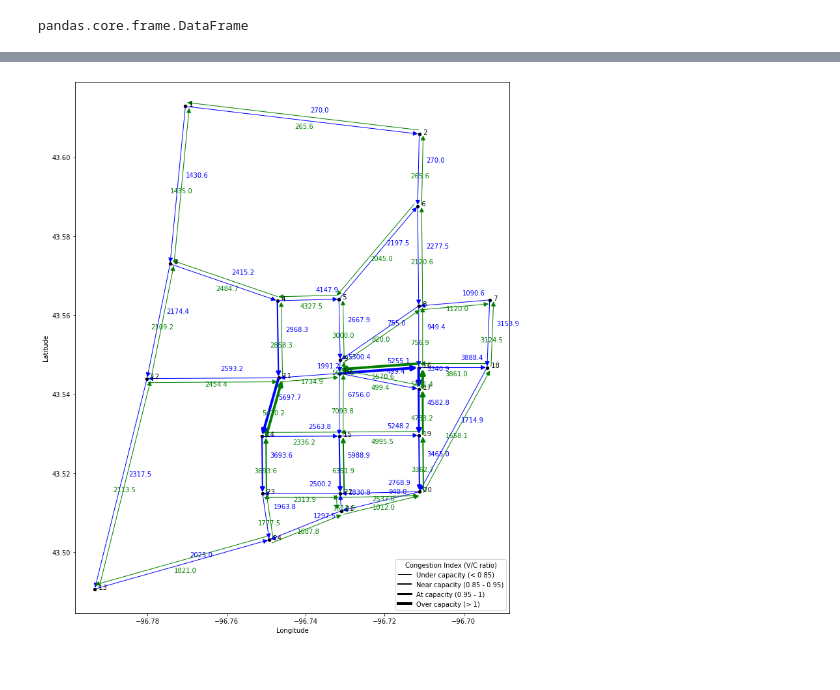
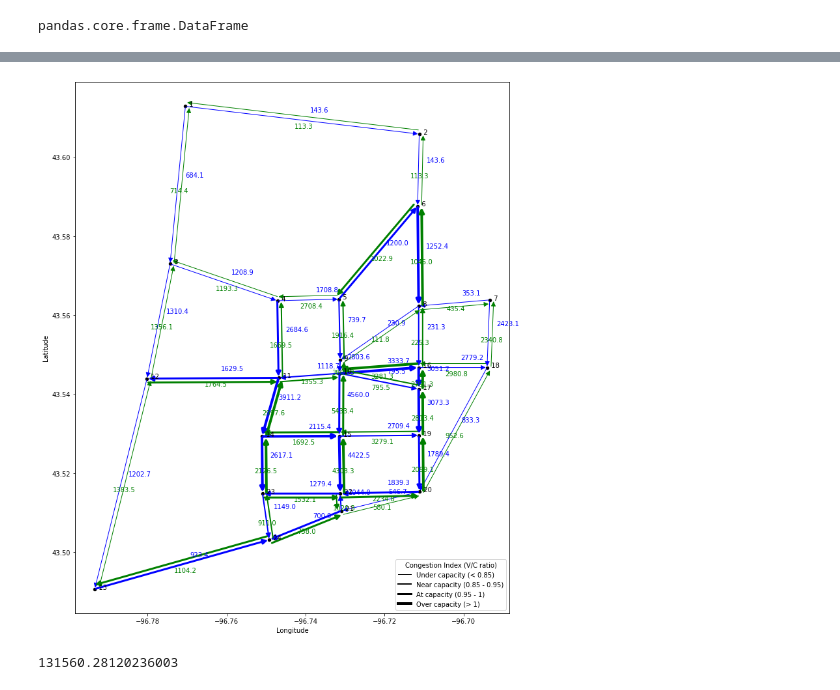
Before and after one commit to youngseo-Kim/MoD_pricing, a Jupyter notebook: src/analyze_result.ipynb, the cells around one changed output, grey strips where cells are left out. Cells and saved outputs as stored; diff of their text form; code cells hidden in the pictures.

```diff
--- a/src/analyze_result.ipynb
+++ b/src/analyze_result.ipynb
@@ -165,3 +166,5 @@ sum(od_df['Ton'])
+# %%
+od_df['Ton'] = od_df['Ton']*(1-exo_private)
 # %%
 od_matrix_pivot = plot_od_heatmap(od_df, 'Ton', 'OD Matrix Heatmap', save_path='../figures/od_matrix_heatmap.pdf', annot=False)
 # %% [output]
@@ -358,6 +361,7 @@ def create_dict(var_of_interest, parse_type):
 theta_result_temp = create_dict("theta", 2)
 congest_tt_result_temp = create_dict("congested_travel_time", 2)
 f_vars_opt = create_dict("f", 1)
+total_f_vars_opt = create_dict("total_f", 1)
 y_vars_opt = create_dict("y", 3)
 z_vars_opt = create_dict('z', 3)
 # %%
@@ -372,15 +376,22 @@ for key, value in congest_tt_result_temp.items():
     congest_tt_result[ods[od_dim], alternatives[j_dim]] = value
 # %%
 opt_oper_cost = {}
+total_tax = {}
 for (s,t) in ods:
     total_oper_cost = 0
+    tax = 0
     for key, value in y_vars_opt.items():
         j_ind, a_ind, od_ind = key[0], key[1], key[2]
         # Check if the second element of the key is (1, 2)
         if ods[od_ind] == (s,t):
-            # total_oper_cost += oper_cost_func[tuple(arcs[a_ind])](f_vars_opt[a_ind]) * value
-            total_oper_cost += oper_cost_func[tuple(arcs[a_ind])](0) * value + toll_cost[tuple(arcs[a_ind])]
+            # total_oper_cost += (oper_cost_func[tuple(arcs[a_ind])](f_vars_opt[a_ind]) + toll_cost[tuple(arcs[a_ind])]) * value
+            total_oper_cost += (oper_cost_func[tuple(arcs[a_ind])](0) + toll_cost[tuple(arcs[a_ind])]) * value
+            if toll is not None:
+                tax += toll_cost[tuple(arcs[a_ind])] * value
+            else:
+                tax += oper_cost_func[tuple(arcs[a_ind])](0)/2 * value
     opt_oper_cost[(s,t)] = total_oper_cost
+    total_tax[(s,t)] = tax
 # %%
 MoD_tt = {od: OD_travel_time[od]+congest_tt_result[(od, 1)] for (od_ind, od) in enumerate(OD_travel_time.keys())}
 # %%
@@ -716,8 +751,18 @@ profit 575466.7143119591
 # %%
+bkf_df = pd.read_csv('../data/SiouxFalls/SiouxFalls_flow.tntp', delim_whitespace=True)
+car_flow = {(int(row['From']),int(row['To'])): float(row['Volume']) for index, row in bkf_df.iterrows()} # Note: 1/3 of vehicle is used
+car_flow_final = {}
+
 # level of service is normally measured by volumn to capacity ratio
 congest_index = {}
+congest_index_car = {}
 for (a_ind, (i,j)) in enumerate(arcs):
-    congest_index[(i,j)] = f_vars_opt[a_ind]/link_capacity[(i,j)]
+    congest_index[(i,j)] = total_f_vars_opt[a_ind]/link_capacity[(i,j)]
+
+    # For trouble shooting
+    car_flow_final[a_ind] = car_flow[(i,j)]/3
+    congest_index_car[(i,j)] = car_flow_final[a_ind]/link_capacity[(i,j)]
+
 
 # Initialize variables to store total weighted congestion and total length
 total_weighted_congestion = 0
@@ -870,32 +915,36 @@ def draw_plot(data, title):
             arrow = FancyArrowPatch((point1.geometry.x, point1.geometry.y), (point2.geometry.x, point2.geometry.y), mutation_scale=15, arrowstyle='-|>', color=arrow_color, linewidth=get_line_width(congest_index[tuple(arcs[link])]))
 
             ax.add_patch(arrow)
             ax.text(mid_x + 0.002, mid_y + 0.002, str(round(flow, 1)), color=text_color)
             bidirectional_edges[(arcs[link][0], arcs[link][1])] = True  # Mark this link as seen
 
     # plot points
     for x, y, label in zip(gdf['geometry'].apply(lambda p: p.x), gdf['geometry'].apply(lambda p: p.y), gdf["id"]):
         ax.text(x, y, f"  {label}")
 
     ax.set_xlabel("Longitude")
     ax.set_ylabel("Latitude")
 
     # fig.suptitle("{}".format(title), fontsize=20)
     # Add text below main title and above subplots
 
     # Note: we follow the definition here:
     # https://www.oregon.gov/odot/Planning/Documents/V-CRatio_DelayPlanningDesignDecisions_SignalizedIntersections.pdf
     # Adjust the legend for the congestion levels
     legend_lines = [Line2D([0], [0], color='black', lw=get_line_width(width)) for width in [0.5, 0.7, 0.9, 1.1]]
     legend_labels = ['Under capacity (< 0.85)', 'Near capacity (0.85 - 0.95)', 'At capacity (0.95 - 1)', 'Over capacity (> 1)']
     ax.legend(legend_lines, legend_labels, title='Congestion Index (V/C ratio)')
     ax.set_aspect(1) #the ratio of x-unit to y-unit
 
     plt.savefig("../figures/{}.pdf".format(title), bbox_inches='tight')
 
     plt.show()
 
 # draw_plot(f_vars_opt, "Road flows (congested roads, demand 528, dist 1)")
-draw_plot(f_vars_opt, "Road flows (congested roads, demand 576, dist 2)")
+draw_plot(f_vars_opt, "Road flows (congested roads, demand 576, dist 1)")
 # %% [output]
-[figure, old version]
+[figure, new version]
+# %%
+sum(f_vars_opt.values())
+# %% [output]
+131560.28120236003
```
Also changed, not shown: parts of 28 cells of this notebook, 2 other files.
